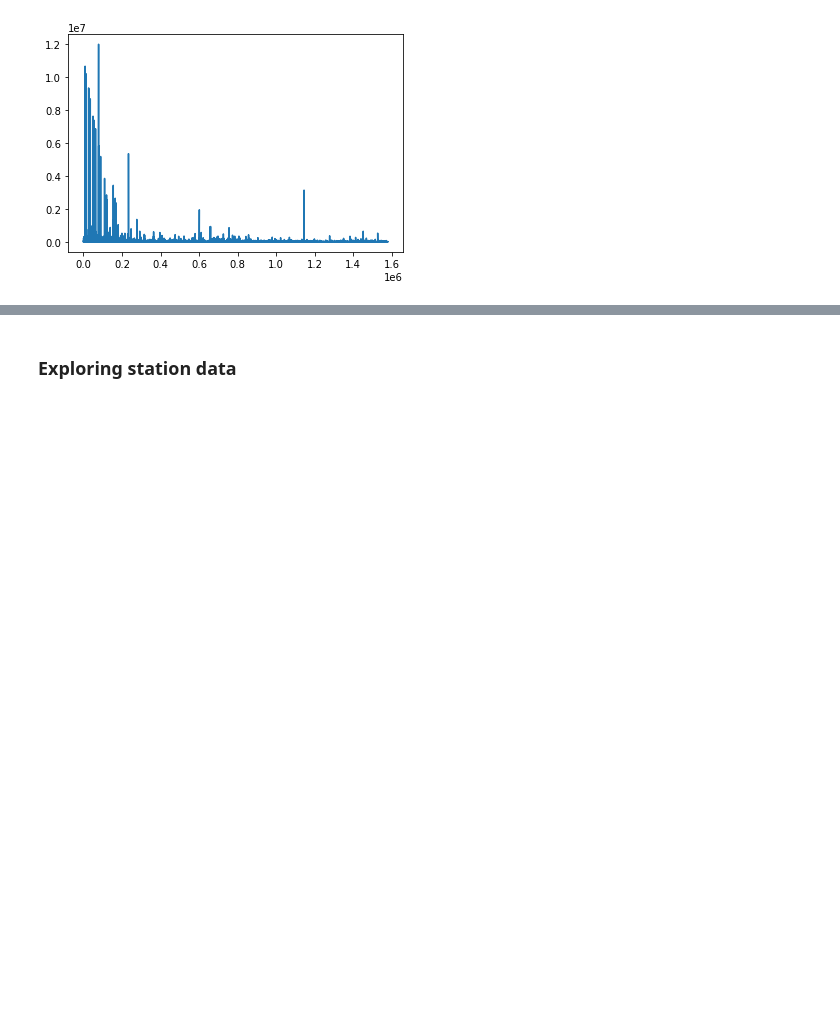
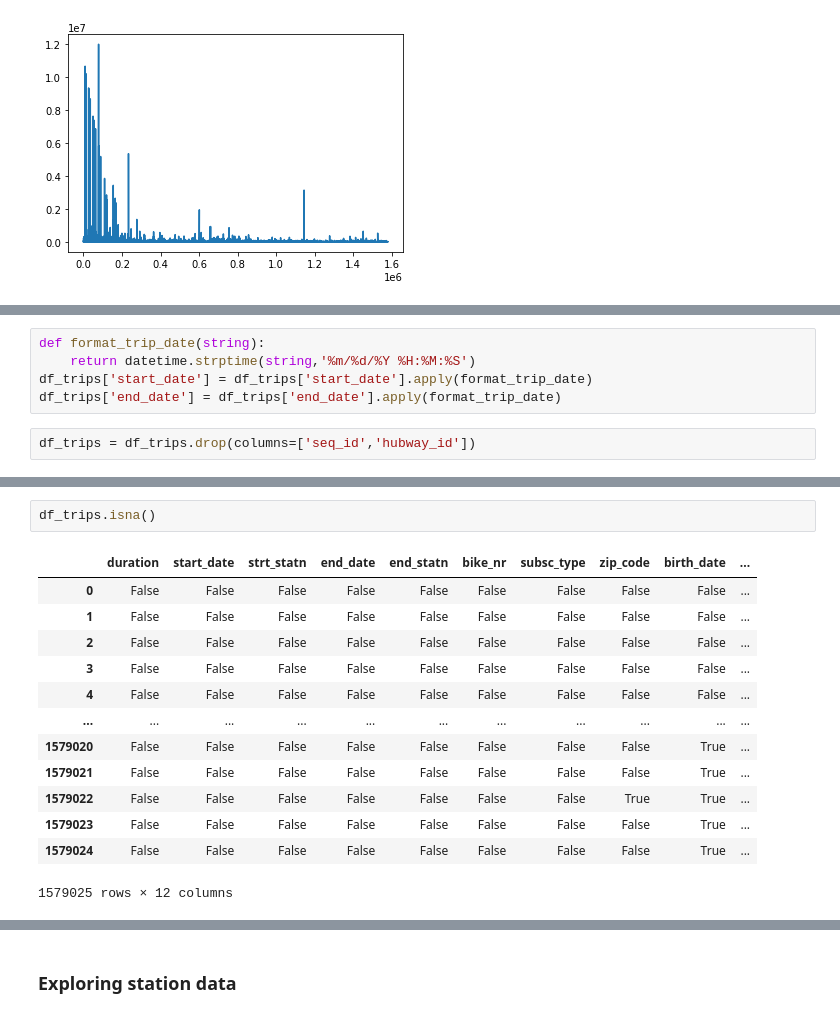
Before and after one commit to davidlaucw/DataScienceTest, a Jupyter notebook: main.ipynb, the cells around one changed output, grey strips where cells are left out. Drawn from its saved outputs; the diff is of its cells as text; blank space fills up the shorter version.

```diff
--- a/main.ipynb
+++ b/main.ipynb
@@ -76,0 +91,7 @@ df_trips.duration.plot()
+# %%
+def format_trip_date(string):
+    return datetime.strptime(string,'%m/%d/%Y %H:%M:%S')
+df_trips['start_date'] = df_trips['start_date'].apply(format_trip_date)
+df_trips['end_date'] = df_trips['end_date'].apply(format_trip_date)
+# %%
+df_trips = df_trips.drop(columns=['seq_id','hubway_id'])
@@ -76,0 +110,16 @@ df_trips.duration.plot()
+# %%
+df_trips.isna()
+# %% [output]
+|  | duration | start_date | strt_statn | end_date | end_statn | bike_nr | subsc_type | zip_code | birth_date | ... |
+| 0 | False | False | False | False | False | False | False | False | False | ... |
+| 1 | False | False | False | False | False | False | False | False | False | ... |
+| 2 | False | False | False | False | False | False | False | False | False | ... |
+| 3 | False | False | False | False | False | False | False | False | False | ... |
+| 4 | False | False | False | False | False | False | False | False | False | ... |
+| ... | ... | ... | ... | ... | ... | ... | ... | ... | ... | ... |
+| 1579020 | False | False | False | False | False | False | False | False | True | ... |
+| 1579021 | False | False | False | False | False | False | False | False | True | ... |
+| 1579022 | False | False | False | False | False | False | False | True | True | ... |
+| 1579023 | False | False | False | False | False | False | False | False | True | ... |
+| 1579024 | False | False | False | False | False | False | False | False | True | ... |
+1579025 rows × 12 columns
```
Also changed, not shown: parts of 22 cells of this notebook, 1 other file.
